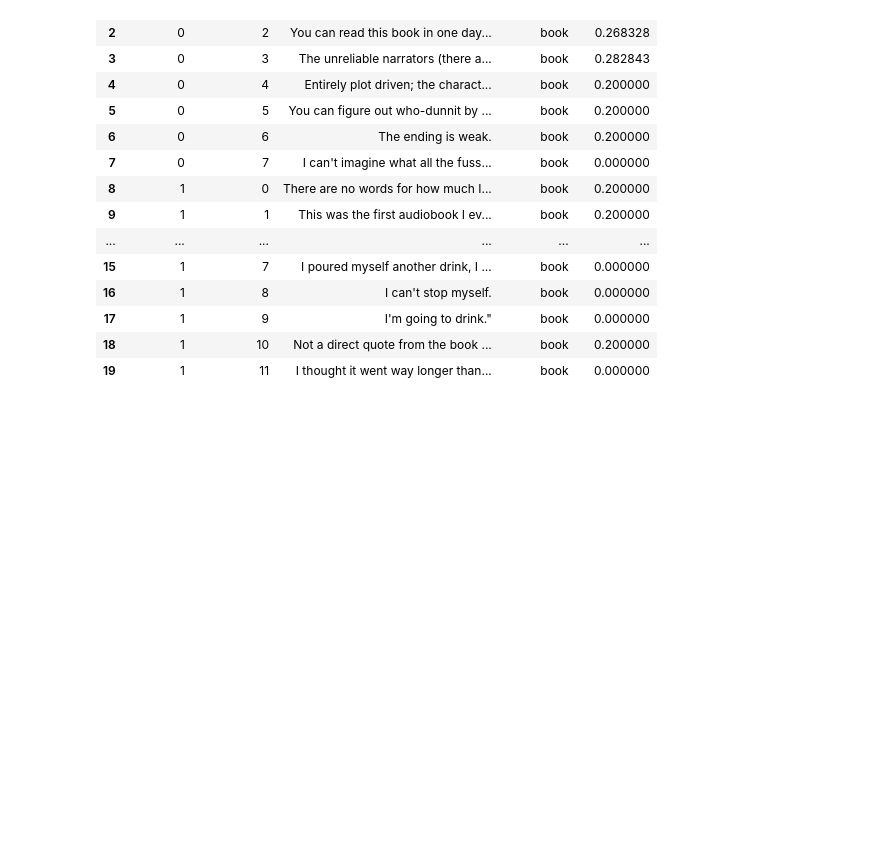
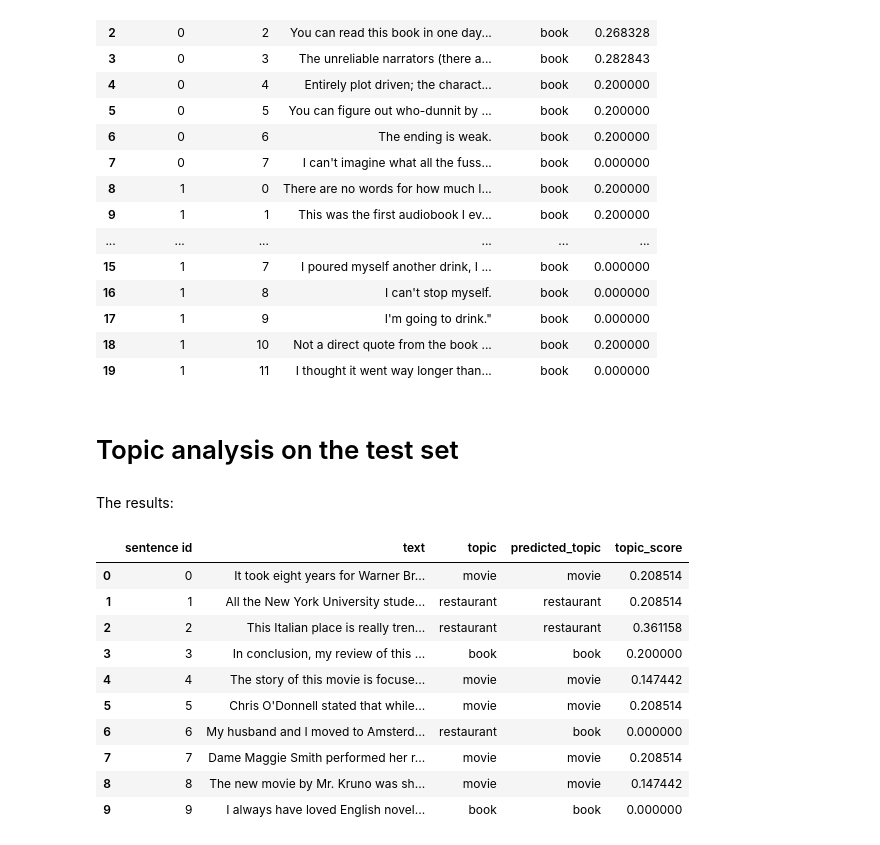
Before and after one commit to toni-23-b/TextMining2026, a Jupyter notebook: sentiment.ipynb, the cells around one changed output. Saved outputs shown, nothing was run; the diff lists cells and outputs as text; code cells hidden in the pictures; blank space fills up the shorter version.

Commit message:
test topic

```diff
--- a/sentiment.ipynb
+++ b/sentiment.ipynb
@@ -324,3 +324,38 @@ sentences_df[[
 | 17 | 1 | 9 | I'm going to drink." | book | 0.000000 |
 | 18 | 1 | 10 | Not a direct quote from the book ... | book | 0.200000 |
 | 19 | 1 | 11 | I thought it went way longer than... | book | 0.000000 |
+# %% [markdown]
+# Topic analysis on the test set
+# %%
+# load the test set
+test_sent_topic = pd.read_csv("test_sets/Sentiment-topic-test.tsv", sep="\t")
+
+# the distribution of topics in the test set
+test_sent_topic["topic"].value_counts()
+topic_predictions = test_sent_topic["text"].apply(predict_topic)
+
+# add the predicted topic and confidence score to the test set
+test_sent_topic["predicted_topic"] = topic_predictions.apply(lambda x: x[0])
+test_sent_topic["topic_score"] = topic_predictions.apply(lambda x: x[1])
+# %% [markdown]
+The results:
+# %%
+test_sent_topic[[
+    "sentence id",
+    "text",
+    "topic",
+    "predicted_topic",
+    "topic_score"
+]]
+# %% [output]
+|  | sentence id | text | topic | predicted_topic | topic_score |
+| 0 | 0 | It took eight years for Warner Br... | movie | movie | 0.208514 |
+| 1 | 1 | All the New York University stude... | restaurant | restaurant | 0.208514 |
+| 2 | 2 | This Italian place is really tren... | restaurant | restaurant | 0.361158 |
+| 3 | 3 | In conclusion, my review of this ... | book | book | 0.200000 |
+| 4 | 4 | The story of this movie is focuse... | movie | movie | 0.147442 |
+| 5 | 5 | Chris O'Donnell stated that while... | movie | movie | 0.208514 |
+| 6 | 6 | My husband and I moved to Amsterd... | restaurant | book | 0.000000 |
+| 7 | 7 | Dame Maggie Smith performed her r... | movie | movie | 0.208514 |
+| 8 | 8 | The new movie by Mr. Kruno was sh... | movie | movie | 0.147442 |
+| 9 | 9 | I always have loved English novel... | book | book | 0.000000 |
```
Also changed, not shown: parts of 3 cells of this notebook.
